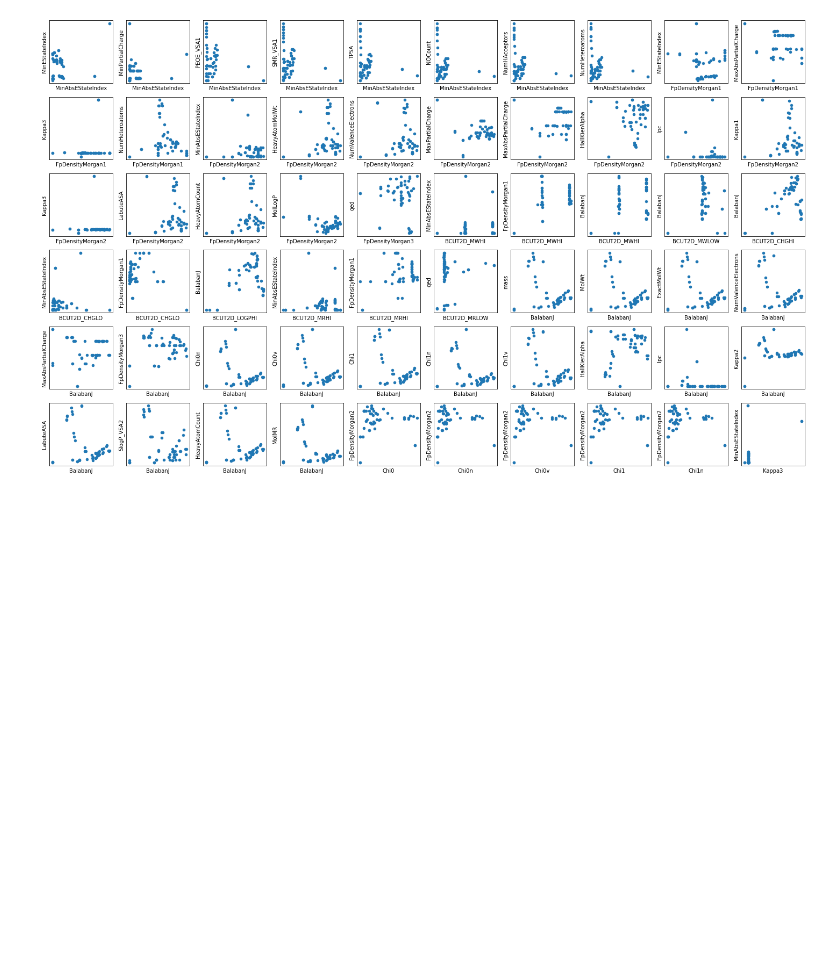
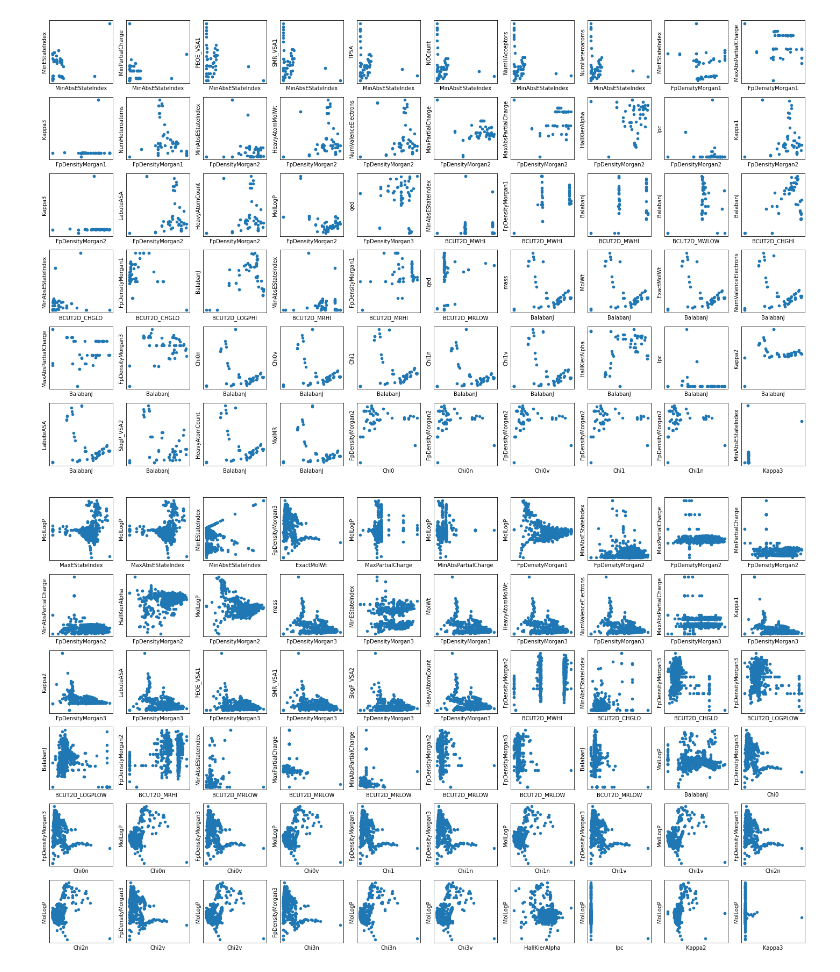
Before and after one commit to meidelien/Metabolic-network-layout-using-biochemical-coordinates, a Jupyter notebook: Notebooks/descriptors_analysis.ipynb, the cells around one changed output. Saved outputs shown, nothing was run; the diff lists cells and outputs as text; code cells hidden in the pictures; blank space fills up the shorter version.

```diff
--- a/Notebooks/descriptors_analysis.ipynb
+++ b/Notebooks/descriptors_analysis.ipynb
@@ -53,16 +110,30 @@ sns.clustermap(df3, vmin=-1, vmax=1, cmap='PiYG', figsize=(16,16))
 # %% [markdown]
 #### Do scatter plots for pairs of features with low correlation
 # %%
-lowest = df2.query("abs(value) < 0.1 and d1 < d2")  # d1 < d2 is just to avoid plotting (a,b) and (b,a)
+lowest = dfCore_2.query("abs(value) < 0.1 and d1 < d2")  # d1 < d2 is just to avoid plotting (a,b) and (b,a)
+lowest_1515 = df1515_2.query("abs(value1515) < 0.1 and d1_1515 < d2_1515")  # d1 < d2 is just to avoid plotting (a,b) and (b,a)
+# lowest_PCA = dfPCA_2.query("abs(valuePCA) < 0.1 and d1PCA < d2PCA")  # d1 < d2 is just to avoid plotting (a,b) and (b,a)
 # %%
 f, axs = plt.subplots(6, 10, figsize=(20, 12))
 axs = axs.flatten()
 
 for i in range(60):
-    df.plot.scatter(lowest.iloc[i,0], lowest.iloc[i,1], ax=axs[i])
+    dfCore.plot.scatter(lowest.iloc[i,0], lowest.iloc[i,1], ax=axs[i])
     axs[i].set_xticks([])
     axs[i].set_yticks([])
 
 f.tight_layout()
 # %% [output]
 [figure]
+# %%
+f, axs = plt.subplots(6, 10, figsize=(20, 12))
+axs = axs.flatten()
+
+for i in range(60):
+    df1515.plot.scatter(lowest_1515.iloc[i,0], lowest_1515.iloc[i,1], ax=axs[i])
+    axs[i].set_xticks([])
+    axs[i].set_yticks([])
+
+f.tight_layout()
+# %% [output]
+[figure, added]
```
Also changed, not shown: parts of 16 cells of this notebook, 2 other files.
